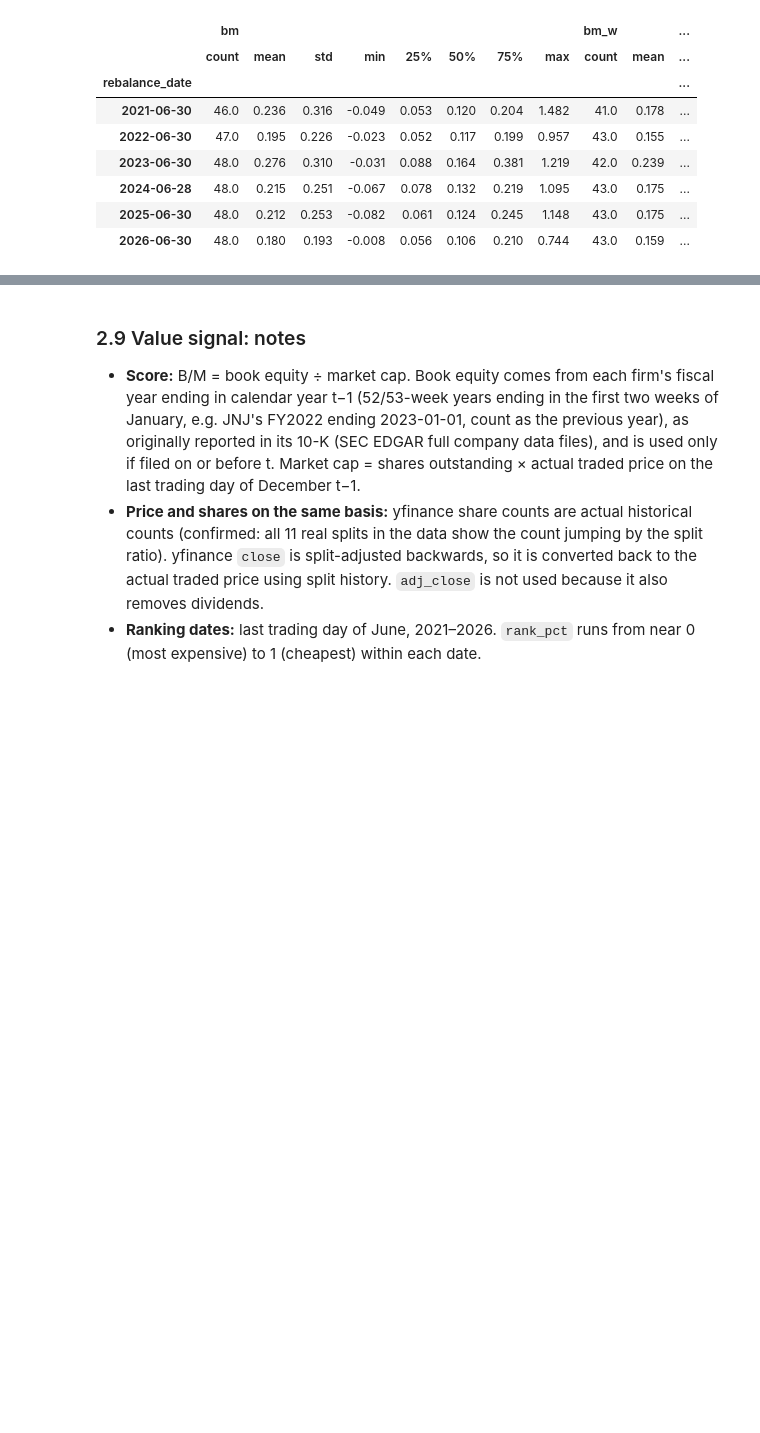
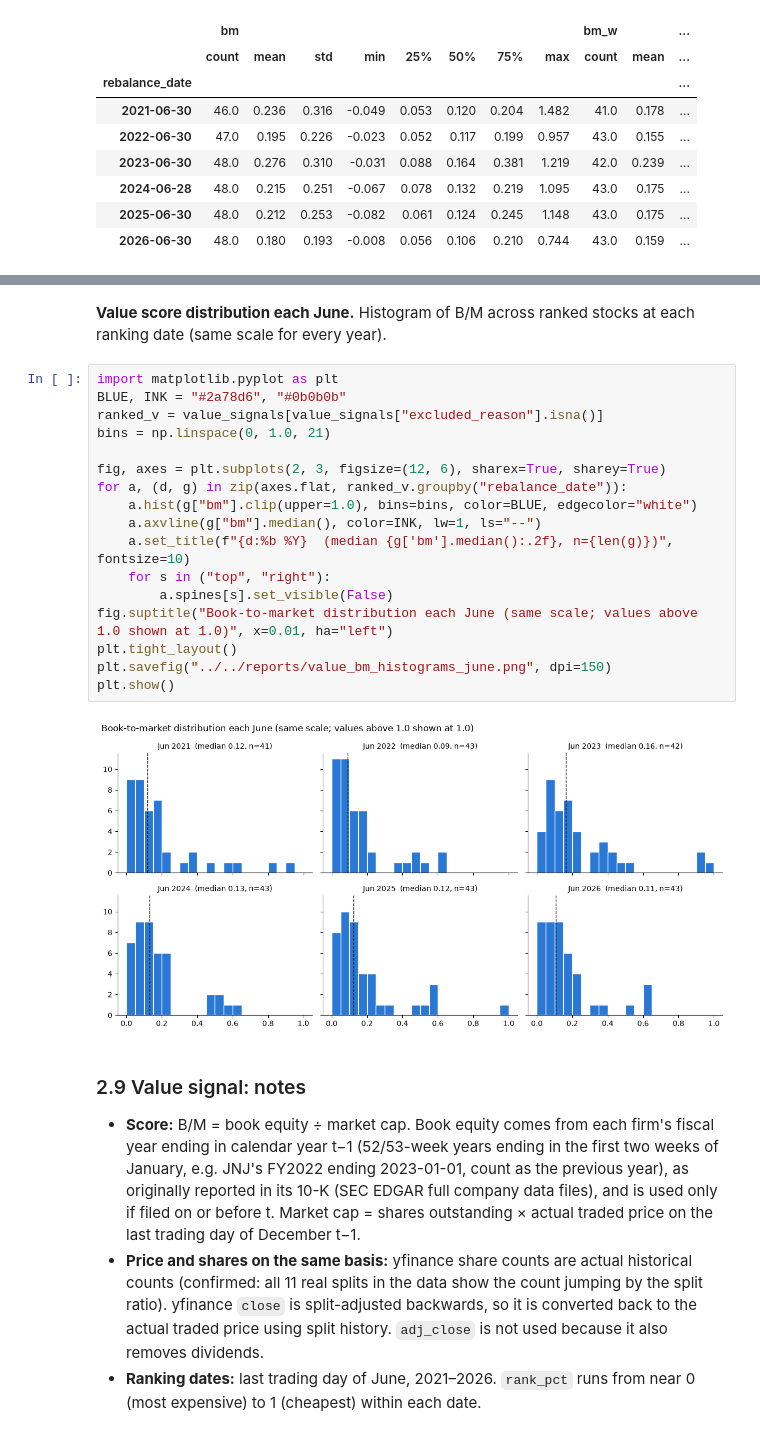
Before and after one commit to jialucharlottewu/LendoCapital, a Jupyter notebook: notebooks/week2/factor_value_momentum.ipynb, the cells around one changed output, grey strips where cells are left out. Drawn from its saved outputs; the diff is of its cells as text; blank space fills up the shorter version.

Commit message:
Week 2: value charts, momentum table check, Task 4 quintile portfolios

```diff
--- a/notebooks/week2/factor_value_momentum.ipynb
+++ b/notebooks/week2/factor_value_momentum.ipynb
@@ -304,6 +304,27 @@ summary.round(3)
 | 2024-06-28 | 43 | 0.017 | 0.544 | 6 | 0.004 | 0.017 | 0.130 | 0.130 | ... |
 | 2025-06-30 | 43 | 0.014 | 0.584 | 6 | 0.003 | 0.014 | 0.124 | 0.124 | ... |
 | 2026-06-30 | 43 | 0.018 | 0.597 | 6 | 0.015 | 0.018 | 0.106 | 0.106 | ... |
+# %% [markdown]
+**Value score distribution each June.** Histogram of B/M across ranked stocks at each ranking date (same scale for every year).
+# %%
+import matplotlib.pyplot as plt
+BLUE, INK = "#2a78d6", "#0b0b0b"
+ranked_v = value_signals[value_signals["excluded_reason"].isna()]
+bins = np.linspace(0, 1.0, 21)
+
+fig, axes = plt.subplots(2, 3, figsize=(12, 6), sharex=True, sharey=True)
+for a, (d, g) in zip(axes.flat, ranked_v.groupby("rebalance_date")):
+    a.hist(g["bm"].clip(upper=1.0), bins=bins, color=BLUE, edgecolor="white")
+    a.axvline(g["bm"].median(), color=INK, lw=1, ls="--")
+    a.set_title(f"{d:%b %Y}  (median {g['bm'].median():.2f}, n={len(g)})", fontsize=10)
+    for s in ("top", "right"):
+        a.spines[s].set_visible(False)
+fig.suptitle("Book-to-market distribution each June (same scale; values above 1.0 shown at 1.0)", x=0.01, ha="left")
+plt.tight_layout()
+plt.savefig("../../reports/value_bm_histograms_june.png", dpi=150)
+plt.show()
+# %% [output]
+[figure, added]
 # %% [markdown]
 ### 2.9 Value signal: notes
 
```
Also changed, not shown: parts of 20 cells of this notebook, 8 other files.
